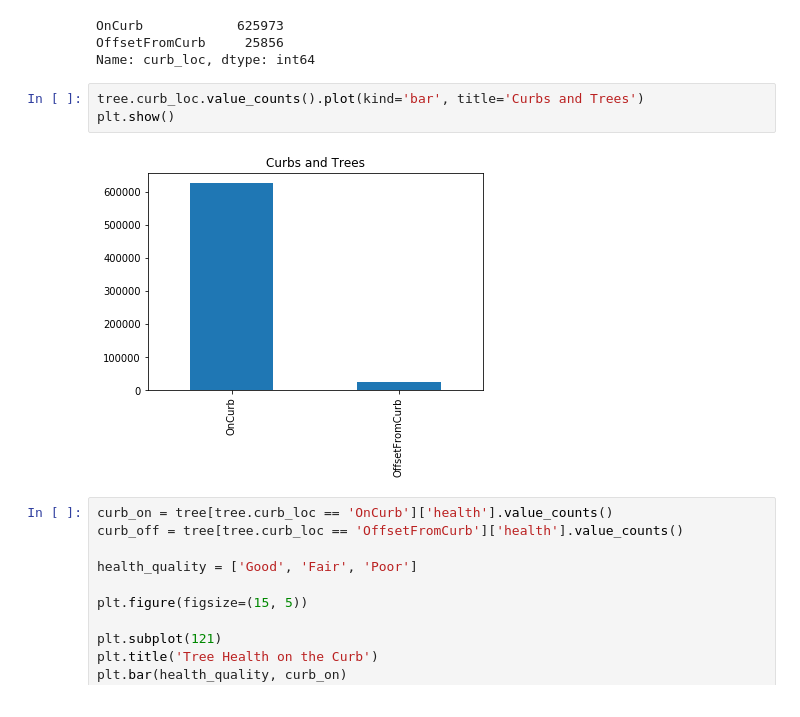
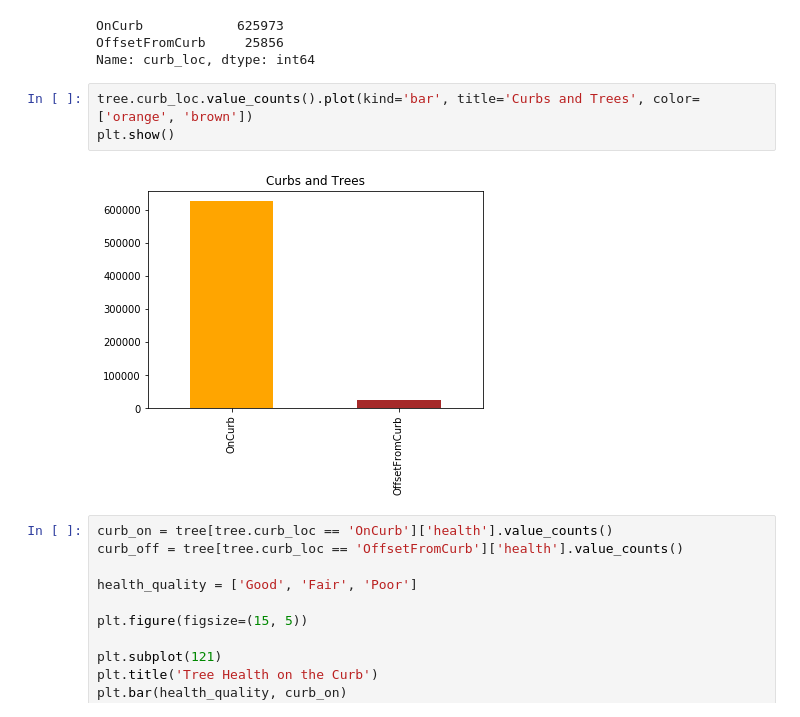
Before and after one commit to annasophiat/tree-health-census, a Jupyter notebook: capstone-tree.ipynb, the cells around one changed output. Drawn from its saved outputs; the diff is of its cells as text.

```diff
--- a/capstone-tree.ipynb
+++ b/capstone-tree.ipynb
@@ -650,10 +689,10 @@ OnCurb            625973
 OffsetFromCurb     25856
 Name: curb_loc, dtype: int64
 # %%
-tree.curb_loc.value_counts().plot(kind='bar', title='Curbs and Trees')
+tree.curb_loc.value_counts().plot(kind='bar', title='Curbs and Trees', color=['orange', 'brown'])
 plt.show()
 # %% [output]
-[figure, old version]
+[figure, new version]
 # %%
 curb_on = tree[tree.curb_loc == 'OnCurb']['health'].value_counts()
 curb_off = tree[tree.curb_loc == 'OffsetFromCurb']['health'].value_counts()
```
Also changed, not shown: parts of 33 cells of this notebook.
